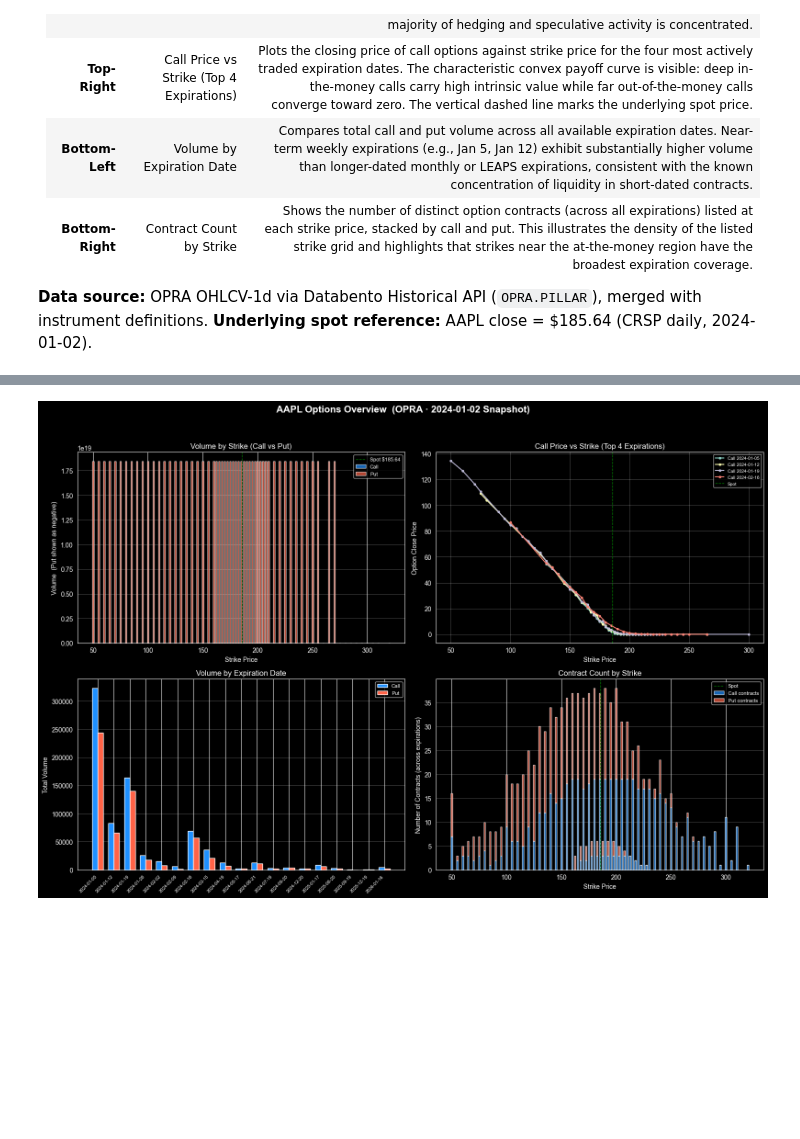
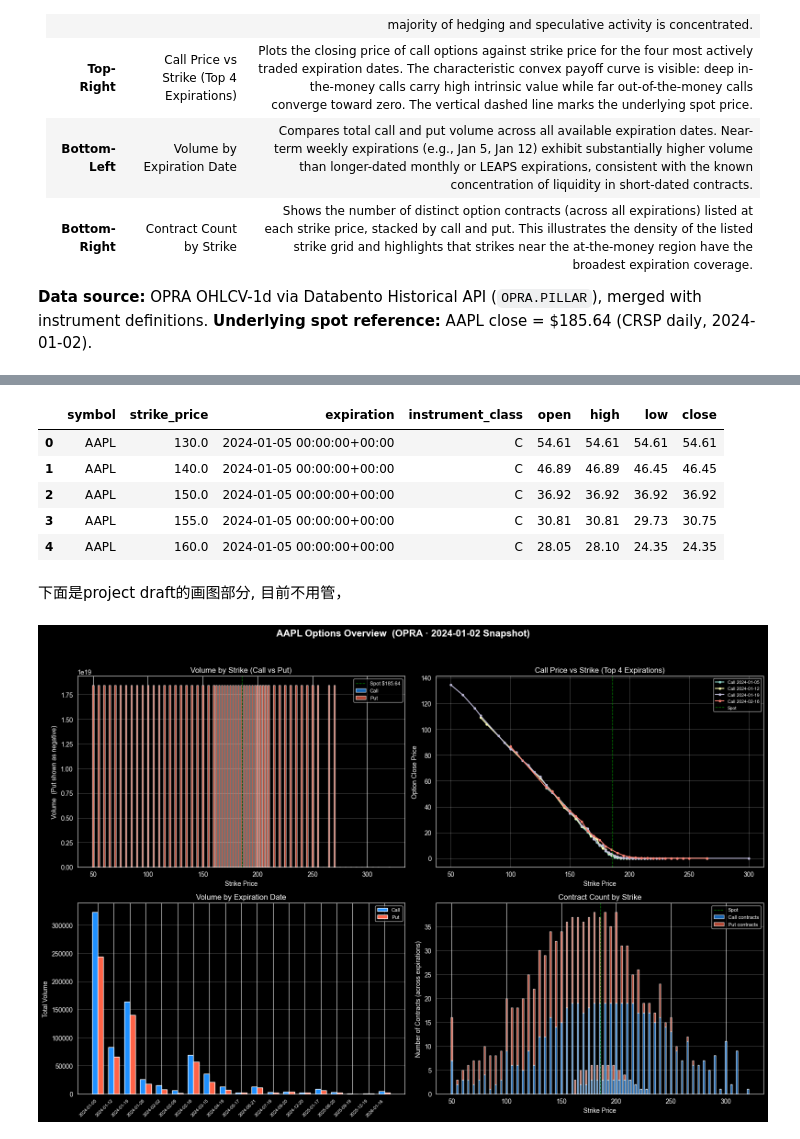
Before and after one commit to lhyxy1109/FINM31500_project, a Jupyter notebook: Project_Draft.ipynb, the cells around one changed output, grey strips where cells are left out. Saved outputs shown, nothing was run; the diff lists cells and outputs as text; code cells hidden in the pictures; blank space fills up the shorter version.

```diff
--- a/Project_Draft.ipynb
+++ b/Project_Draft.ipynb
@@ -227,3 +278,19 @@ merged
+# %%
+# 由于我们在后续分析中不需要instrument_id这一列了，所以我们可以把它删除掉; 同时重排列的顺序为【symbol, strike_price, expiration, instrument_class, open, high, low, close, volume】
+merged = merged[["symbol", "strike_price", "expiration", "instrument_class", "open", "high", "low", "close"]]
+# 重设index使其按顺序排列
+merged.reset_index(drop=True, inplace=True)
+# %%
+merged.head()
+# %% [output]
+|  | symbol | strike_price | expiration | instrument_class | open | high | low | close |
+| 0 | AAPL | 130.0 | 2024-01-05 00:00:00+00:00 | C | 54.61 | 54.61 | 54.61 | 54.61 |
+| 1 | AAPL | 140.0 | 2024-01-05 00:00:00+00:00 | C | 46.89 | 46.89 | 46.45 | 46.45 |
+| 2 | AAPL | 150.0 | 2024-01-05 00:00:00+00:00 | C | 36.92 | 36.92 | 36.92 | 36.92 |
+| 3 | AAPL | 155.0 | 2024-01-05 00:00:00+00:00 | C | 30.81 | 30.81 | 29.73 | 30.75 |
+| 4 | AAPL | 160.0 | 2024-01-05 00:00:00+00:00 | C | 28.05 | 28.10 | 24.35 | 24.35 |
+# %% [markdown]
+下面是project draft的画图部分, 目前不用管，
 # %%
 
 merged["expiration_date"] = merged["expiration"].dt.date
```
Also changed, not shown: parts of 20 cells of this notebook.
